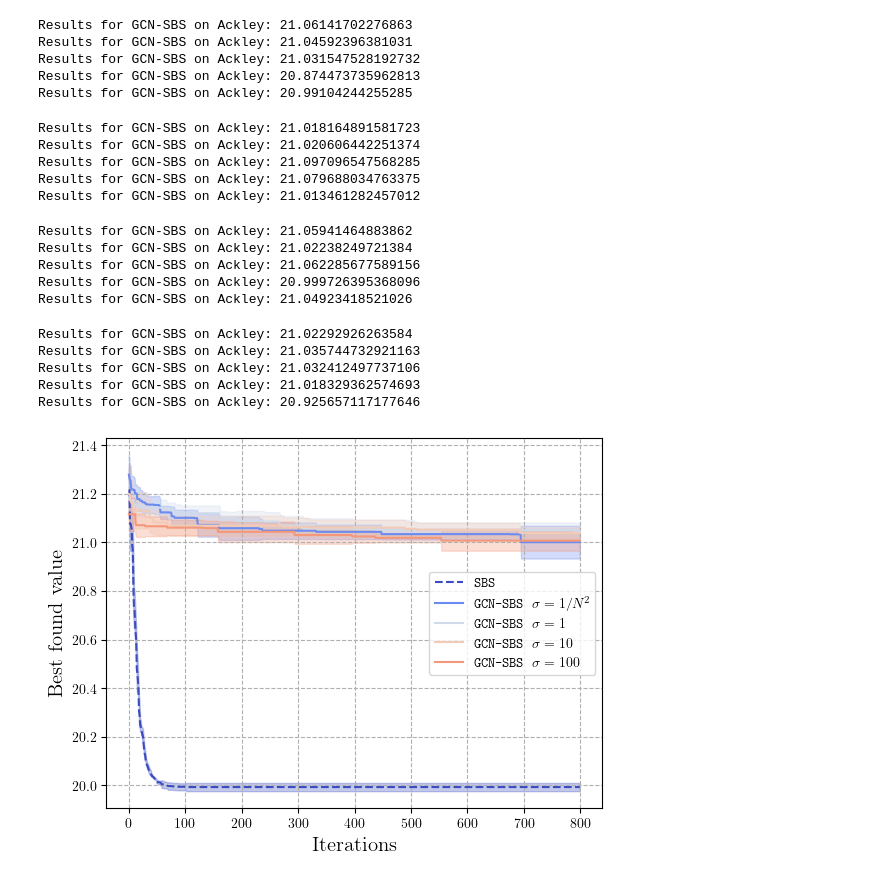
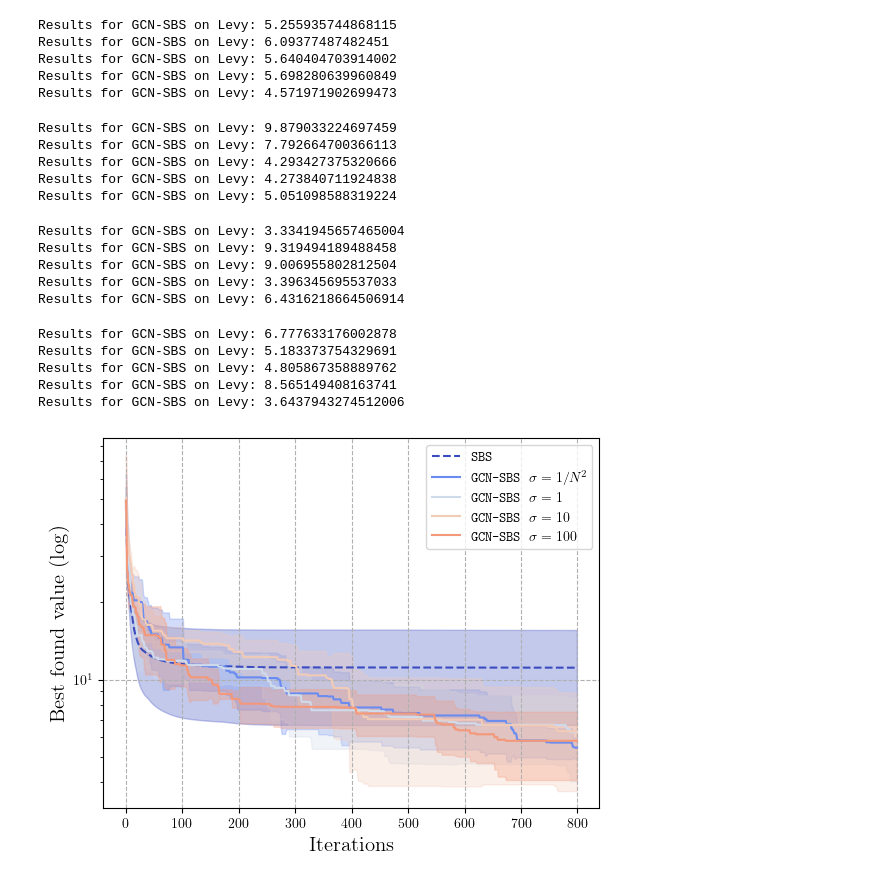
Before and after one commit to gaetanserre/GOB, a Jupyter notebook: exps/notebooks/GCN/GCN.ipynb, the cells around one changed output. Drawn from its saved outputs; the diff is of its cells as text; code cells hidden in the pictures.

```diff
--- a/exps/notebooks/GCN/GCN.ipynb
+++ b/exps/notebooks/GCN/GCN.ipynb
@@ -94,7 +94,7 @@ mins_sigma = []
 for i in range(n_runs):
   f = wrapper(g)
 
-  opt = gcn_alg(bounds=bounds, n_particles=n_particles, iter=iter, sigma_noise=(1 / n_particles**2), verbose=verbose)
+  opt = gcn_alg(1 / n_particles**2)
   res = opt.minimize(f)
   print(f"Results for {opt} on {g}: {res[1]}")
   mins_sigma.append(f.get_min_per_iteration(n_particles)[:iter])
@@ -102,17 +102,17 @@ for i in range(n_runs):
 format_results(mins_sigma)
 mins_sigma = np.array(mins_sigma)
 # %% [output]
-Results for GCN-SBS on Ackley: 21.06141702276863
-Results for GCN-SBS on Ackley: 21.04592396381031
-Results for GCN-SBS on Ackley: 21.031547528192732
-Results for GCN-SBS on Ackley: 20.874473735962813
-Results for GCN-SBS on Ackley: 20.99104244255285
+Results for GCN-SBS on Levy: 5.255935744868115
+Results for GCN-SBS on Levy: 6.09377487482451
+Results for GCN-SBS on Levy: 5.640404703914002
+Results for GCN-SBS on Levy: 5.698280639960849
+Results for GCN-SBS on Levy: 4.571971902699473
 # %%
 mins_sigma_1 = []
 for i in range(n_runs):
   f = wrapper(g)
 
-  opt = gcn_alg(bounds=bounds, n_particles=n_particles, iter=iter, sigma_noise=1, verbose=verbose)
+  opt = gcn_alg(1)
   res = opt.minimize(f)
   print(f"Results for {opt} on {g}: {res[1]}")
   mins_sigma_1.append(f.get_min_per_iteration(n_particles)[:iter])
@@ -120,17 +120,17 @@ for i in range(n_runs):
 format_results(mins_sigma_1)
 mins_sigma_1 = np.array(mins_sigma_1)
 # %% [output]
-Results for GCN-SBS on Ackley: 21.018164891581723
-Results for GCN-SBS on Ackley: 21.020606442251374
-Results for GCN-SBS on Ackley: 21.097096547568285
-Results for GCN-SBS on Ackley: 21.079688034763375
-Results for GCN-SBS on Ackley: 21.013461282457012
+Results for GCN-SBS on Levy: 9.879033224697459
+Results for GCN-SBS on Levy: 7.792664700366113
+Results for GCN-SBS on Levy: 4.293427375320666
+Results for GCN-SBS on Levy: 4.273840711924838
+Results for GCN-SBS on Levy: 5.051098588319224
 # %%
 mins_sigma_10 = []
 for i in range(n_runs):
   f = wrapper(g)
 
-  opt = gcn_alg(bounds=bounds, n_particles=n_particles, iter=iter, sigma_noise=10, verbose=verbose)
+  opt = gcn_alg(10)
   res = opt.minimize(f)
   print(f"Results for {opt} on {g}: {res[1]}")
   mins_sigma_10.append(f.get_min_per_iteration(n_particles)[:iter])
@@ -138,17 +138,17 @@ for i in range(n_runs):
 format_results(mins_sigma_10)
 mins_sigma_10 = np.array(mins_sigma_10)
 # %% [output]
-Results for GCN-SBS on Ackley: 21.05941464883862
-Results for GCN-SBS on Ackley: 21.02238249721384
-Results for GCN-SBS on Ackley: 21.062285677589156
-Results for GCN-SBS on Ackley: 20.999726395368096
-Results for GCN-SBS on Ackley: 21.04923418521026
+Results for GCN-SBS on Levy: 3.3341945657465004
+Results for GCN-SBS on Levy: 9.319494189488458
+Results for GCN-SBS on Levy: 9.006955802812504
+Results for GCN-SBS on Levy: 3.396345695537033
+Results for GCN-SBS on Levy: 6.4316218664506914
 # %%
 mins_sigma_100 = []
 for i in range(n_runs):
   f = wrapper(g)
 
-  opt = gcn_alg(bounds=bounds, n_particles=n_particles, iter=iter, sigma_noise=100, verbose=verbose)
+  opt = gcn_alg(100)
   res = opt.minimize(f)
   print(f"Results for {opt} on {g}: {res[1]}")
   mins_sigma_100.append(f.get_min_per_iteration(n_particles)[:iter])
@@ -156,11 +156,11 @@ for i in range(n_runs):
 format_results(mins_sigma_100)
 mins_sigma_100 = np.array(mins_sigma_100)
 # %% [output]
-Results for GCN-SBS on Ackley: 21.02292926263584
-Results for GCN-SBS on Ackley: 21.035744732921163
-Results for GCN-SBS on Ackley: 21.032412497737106
-Results for GCN-SBS on Ackley: 21.018329362574693
-Results for GCN-SBS on Ackley: 20.925657117177646
+Results for GCN-SBS on Levy: 6.777633176002878
+Results for GCN-SBS on Levy: 5.183373754329691
+Results for GCN-SBS on Levy: 4.805867358889762
+Results for GCN-SBS on Levy: 8.565149408163741
+Results for GCN-SBS on Levy: 3.6437943274512006
 # %%
 latex_label = lambda s: r"\texttt{" + s.replace("_", r"\_") + "}"
 
@@ -174,39 +174,43 @@ c4 = cmap(0.60)
 c5 = cmap(0.75)
 
 alg_name = str(alg([]))
-gcn_alg_name = str(gcn_alg([]))
+gcn_alg_name = str(gcn_alg(0))
+coeff = 1
 
 mean = mins.mean(axis=0)
 std = mins.std(axis=0)
 plt.plot(mean, label=latex_label(alg_name), linestyle="--", color=c0)
-plt.fill_between(range(iter), mean - std, mean + std, alpha=0.3, color=c0)
+plt.fill_between(range(iter), mean - (std / coeff), mean + (std / coeff), alpha=0.3, color=c0)
 
 mean = mins_sigma.mean(axis=0)
 std = mins_sigma.std(axis=0)
 plt.plot(mean, label=latex_label(gcn_alg_name + r" $\sigma = 1 / N^2$"), linestyle="-", c=c1)
-plt.fill_between(range(len(mean)), mean - std, mean + std, alpha=0.3, color=c1)
+plt.fill_between(range(len(mean)), mean - (std / coeff), mean + (std / coeff), alpha=0.3, color=c1)
 
 mean = mins_sigma_1.mean(axis=0)
 std = mins_sigma_1.std(axis=0)
 plt.plot(mean, label=latex_label(gcn_alg_name + r" $\sigma = 1$"), linestyle="-", c=c3)
-plt.fill_between(range(iter), mean - std, mean + std, alpha=0.3, color=c3)
+plt.fill_between(range(iter), mean - (std / coeff), mean + (std / coeff), alpha=0.3, color=c3)
 
 mean = mins_sigma_10.mean(axis=0)
 std = mins_sigma_10.std(axis=0)
 plt.plot(mean, label=latex_label(gcn_alg_name + r" $\sigma = 10$"), linestyle="-", c=c4)
-plt.fill_between(range(iter), mean - std, mean + std, alpha=0.3, color=c4)
+plt.fill_between(range(iter), mean - (std / coeff), mean + (std / coeff), alpha=0.3, color=c4)
 
 mean = mins_sigma_100.mean(axis=0)
 std = mins_sigma_100.std(axis=0)
 plt.plot(mean, label=latex_label(gcn_alg_name + r" $\sigma = 100$"), linestyle="-", c=c5)
-plt.fill_between(range(iter), mean - std, mean + std, alpha=0.3, color=c5)
+plt.fill_between(range(iter), mean - (std / coeff), mean + (std / coeff), alpha=0.3, color=c5)
 
 plt.xlabel(r"$\textrm{Iterations}$", fontsize=15)
-plt.ylabel(r"$\textrm{Best found value}$", fontsize=15)
+plt.ylabel(r"$\textrm{Best found value } (\log)$", fontsize=15)
+
+plt.yscale("log")
+
 plt.grid(linestyle="--")
 plt.legend()
 
 in_status = "IN" if independent_noise else "no_IN"
 plt.savefig(f"{alg_name}_vs_gcn_{g}_{in_status}.pdf", bbox_inches="tight")
 # %% [output]
-[figure, old version]
+[figure, new version]
```
Also changed, not shown: parts of 2 cells of this notebook, 28 other files.
